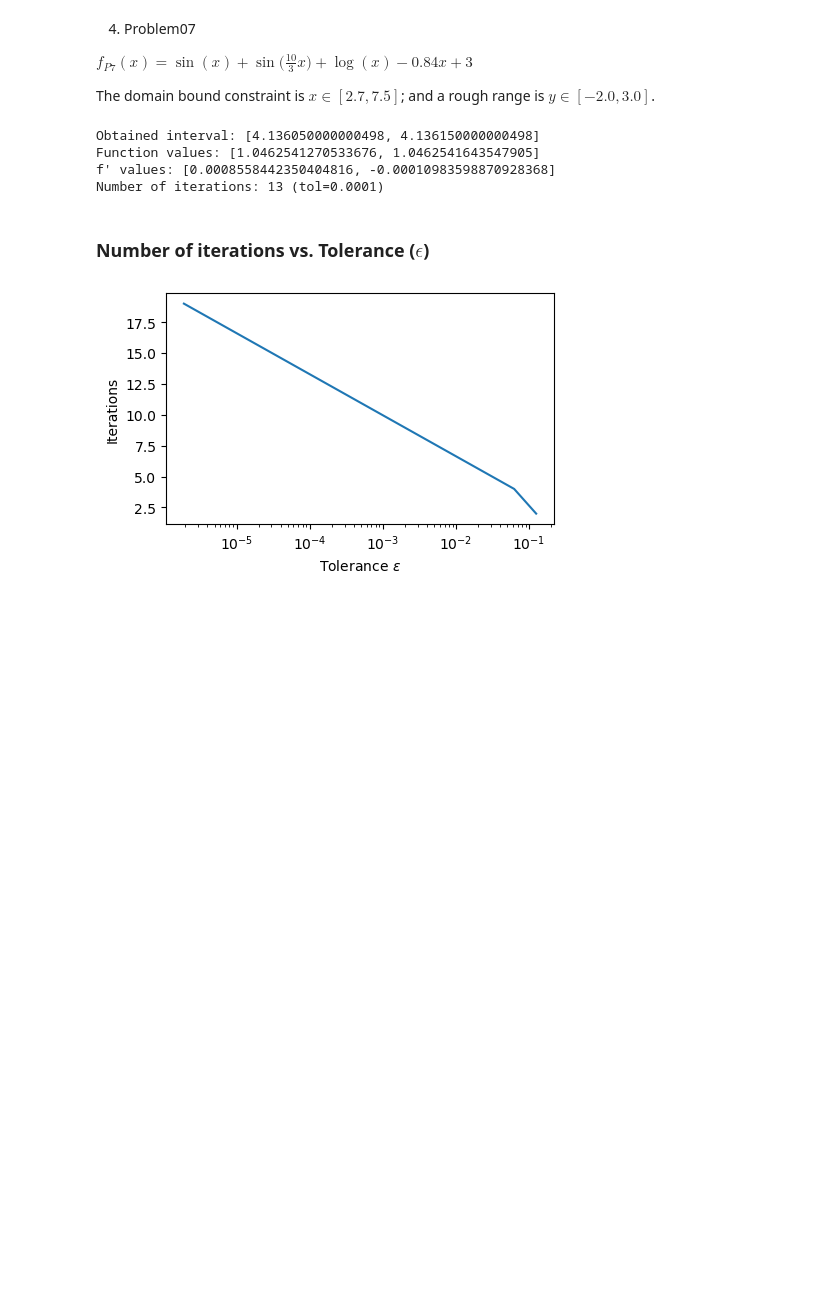
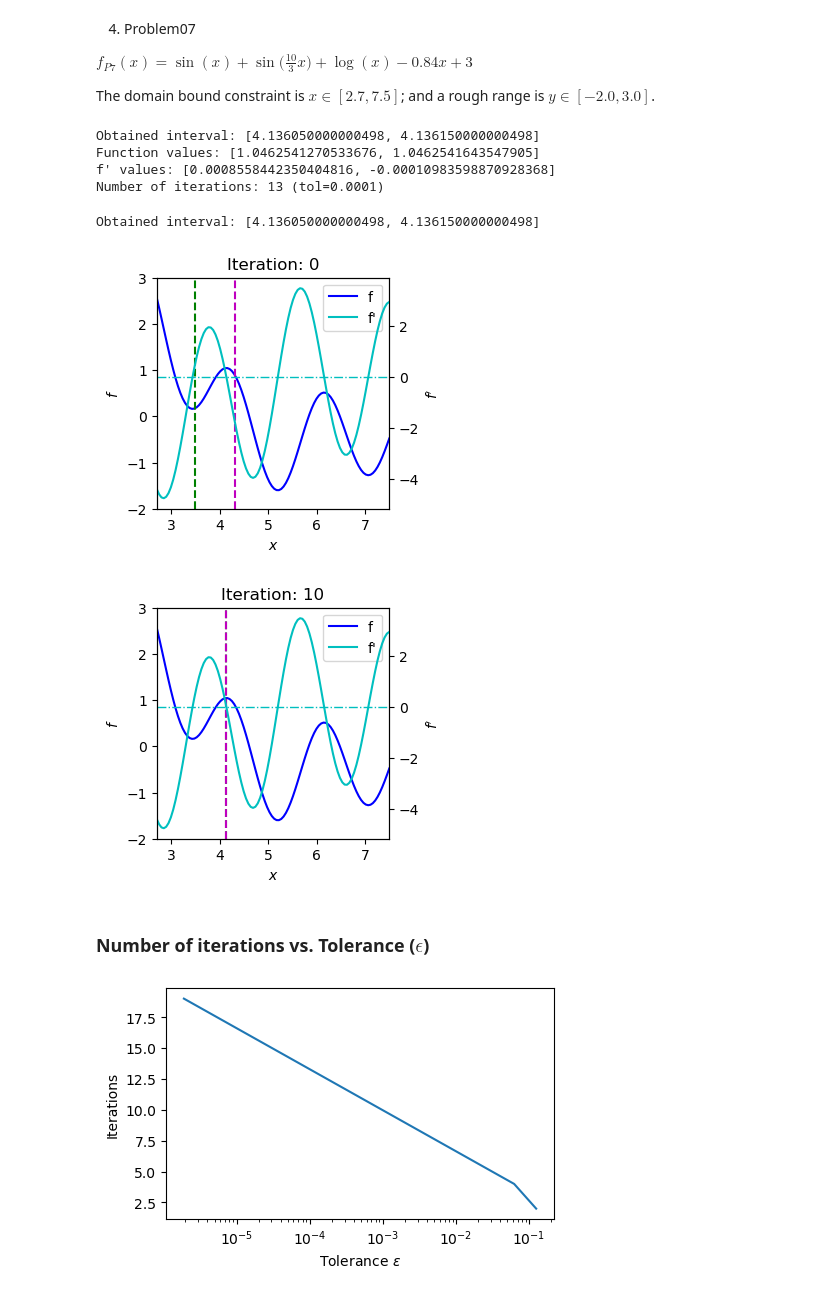
Before and after one commit to MIE424-2023/Lab2-Sol, a Jupyter notebook: lab2-sol.ipynb, the cells around one changed output. Cells and saved outputs as stored; diff of their text form; code cells hidden in the pictures; blank space fills up the shorter version.

```diff
--- a/lab2-sol.ipynb
+++ b/lab2-sol.ipynb
@@ -373,6 +386,13 @@ Obtained interval: [4.136050000000498, 4.136150000000498]
 Function values: [1.0462541270533676, 1.0462541643547905]
 f' values: [0.0008558442350404816, -0.00010983598870928368]
 Number of iterations: 13 (tol=0.0001)
+# %%
+a, b = optimizer.optimize(plot_period=10)
+print(f"Obtained interval: [{a}, {b}]")
+# %% [output]
+Obtained interval: [4.136050000000498, 4.136150000000498]
+[figure, added]
+[figure, added]
 # %% [markdown]
 ### Number of iterations vs. Tolerance ($\epsilon$)
 # %%
```
Also changed, not shown: parts of 3 cells of this notebook.
